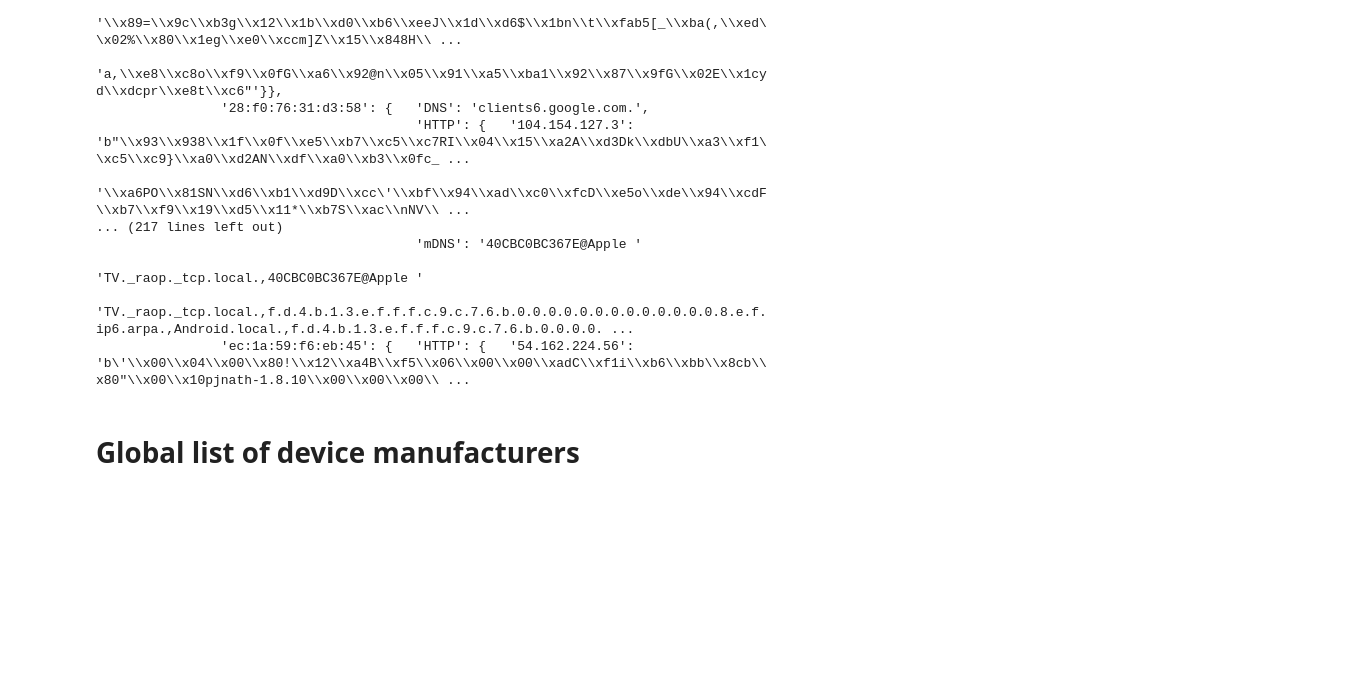
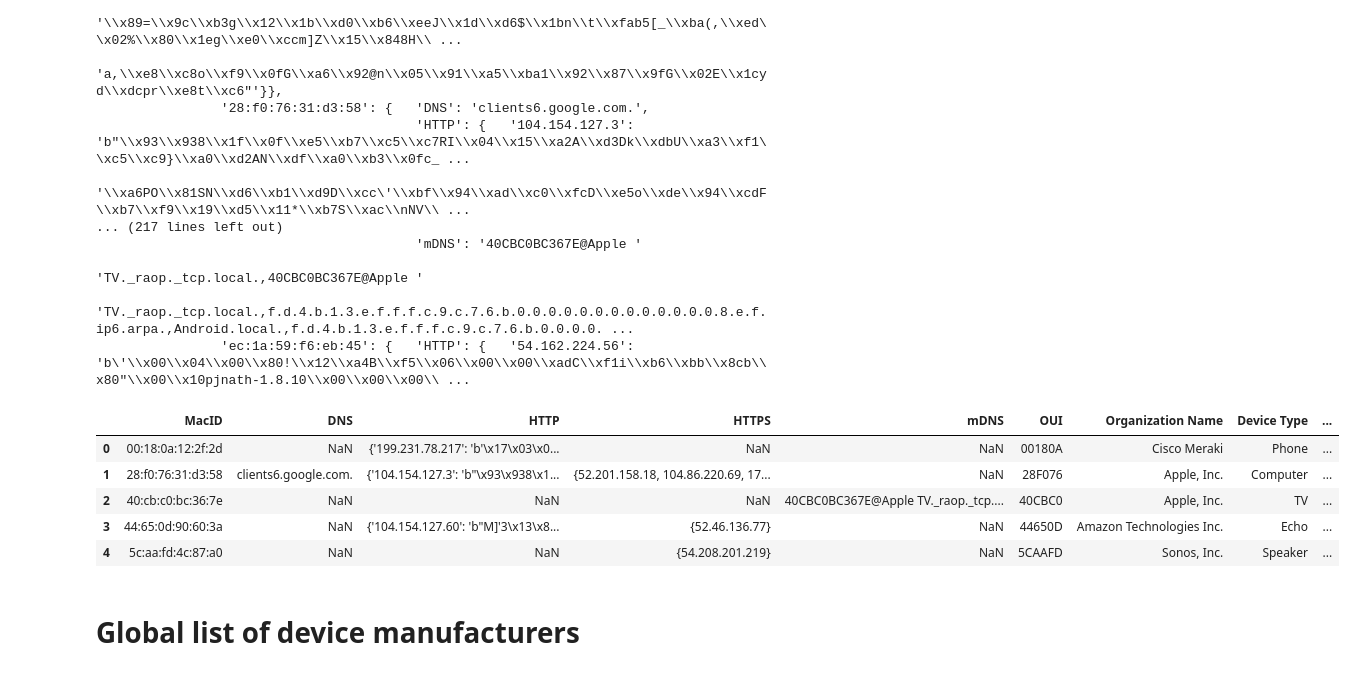
Before and after one commit to daghan/W210-IoT, a Jupyter notebook: IoT.ipynb, the cells around one changed output. Drawn from its saved outputs; the diff is of its cells as text; code cells hidden in the pictures; blank space fills up the shorter version.

```diff
--- a/IoT.ipynb
+++ b/IoT.ipynb
@@ -127,6 +127,15 @@ defaultdict(<class 'dict'>,
                 'ec:1a:59:f6:eb:45': {   'HTTP': {   '54.162.224.56': 'b\'\\x00\\x04\\x00\\x80!\\x12\\xa4B\\xf5\\x06\\x00\\x00\\xadC\\xf1i\\xb6\\xbb\\x8cb\\x80"\\x00\\x10pjnath-1.8.10\\x00\\x00\\x00\\ ...
 # %%
 dframe = pd.DataFrame.transpose(pd.DataFrame(d))
+# %%
+dframe.head()
+# %% [output]
+|  | MacID | DNS | HTTP | HTTPS | mDNS | OUI | Organization Name | Device Type | ... |
+| 0 | 00:18:0a:12:2f:2d | NaN | {'199.231.78.217': 'b'\x17\x03\x0... | NaN | NaN | 00180A | Cisco Meraki | Phone | ... |
+| 1 | 28:f0:76:31:d3:58 | clients6.google.com. | {'104.154.127.3': 'b"\x93\x938\x1... | {52.201.158.18, 104.86.220.69, 17... | NaN | 28F076 | Apple, Inc. | Computer | ... |
+| 2 | 40:cb:c0:bc:36:7e | NaN | NaN | NaN | 40CBC0BC367E@Apple TV._raop._tcp.... | 40CBC0 | Apple, Inc. | TV | ... |
+| 3 | 44:65:0d:90:60:3a | NaN | {'104.154.127.60': 'b"M]'3\x13\x8... | {52.46.136.77} | NaN | 44650D | Amazon Technologies Inc. | Echo | ... |
+| 4 | 5c:aa:fd:4c:87:a0 | NaN | NaN | {54.208.201.219} | NaN | 5CAAFD | Sonos, Inc. | Speaker | ... |
 # %% [markdown]
 # Global list of device manufacturers
 # %% [markdown]
```
Also changed, not shown: parts of 4 cells of this notebook, 4 other files.
